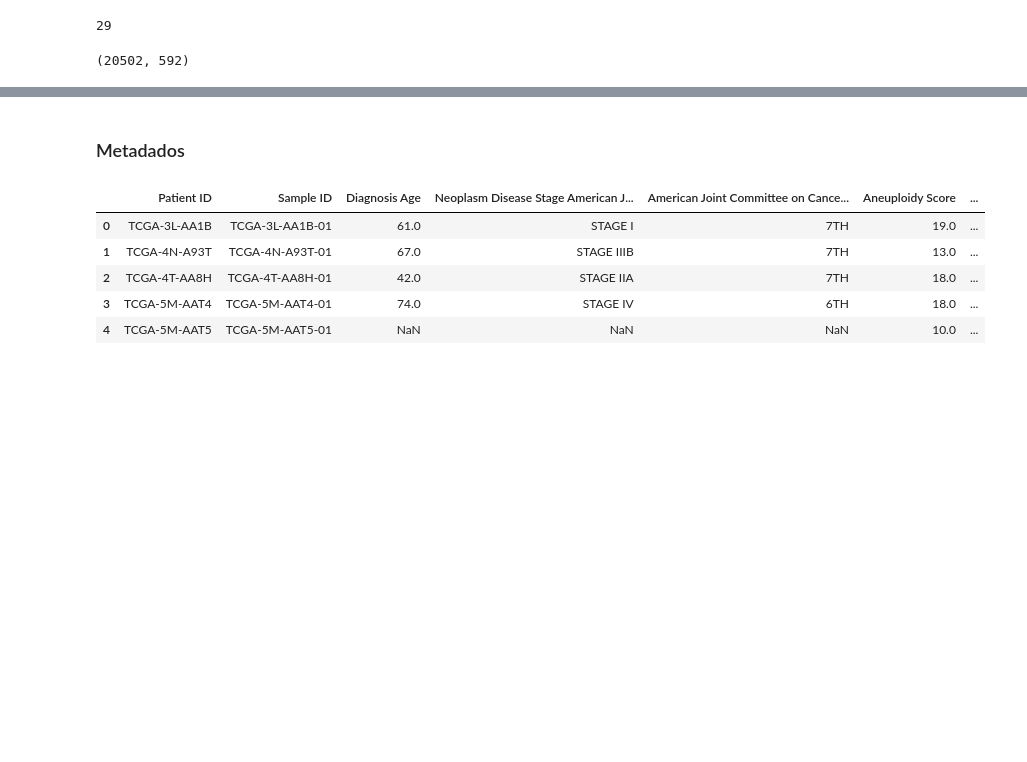
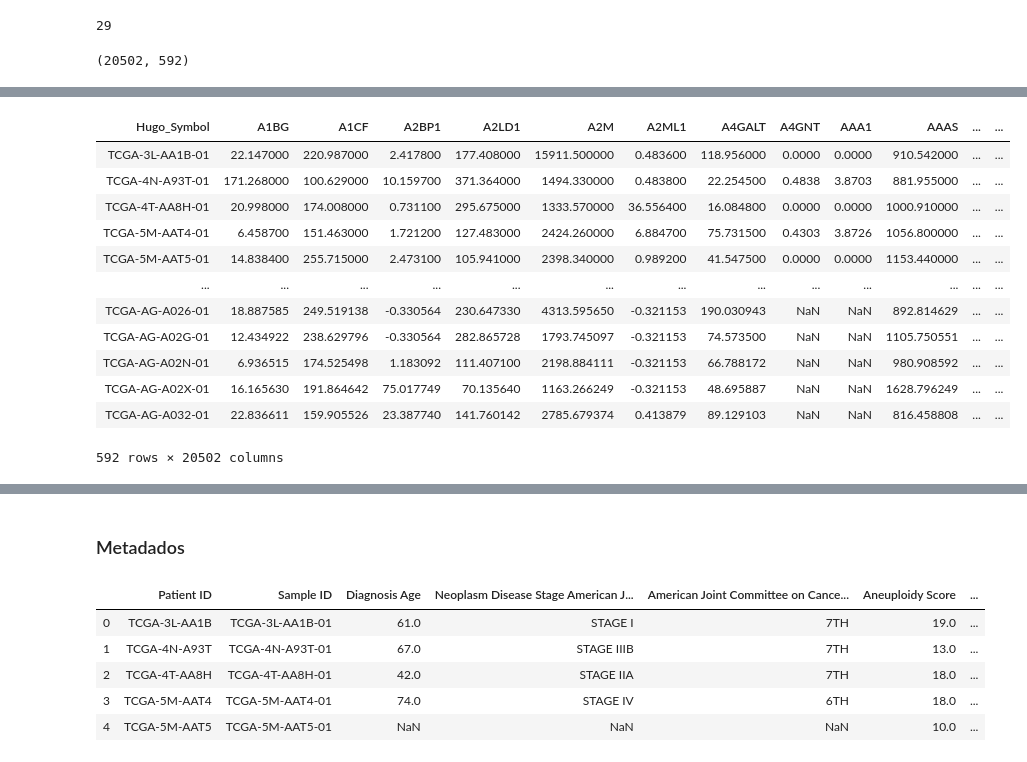
Before and after one commit to edgar-pinto/MEBIOM_BIOINF, a Jupyter notebook: dataset1.ipynb, the cells around one changed output, grey strips where cells are left out. Drawn from its saved outputs; the diff is of its cells as text; code cells hidden in the pictures; blank space fills up the shorter version.

```diff
--- a/dataset1.ipynb
+++ b/dataset1.ipynb
@@ -164,0 +272,19 @@ data_hugo.head()
+# %%
+data_hugo_transpose = data_hugo.transpose()
+display(data_hugo_transpose)
+
+dht = data_hugo_transpose.describe()
+# %% [output]
+| Hugo_Symbol | A1BG | A1CF | A2BP1 | A2LD1 | A2M | A2ML1 | A4GALT | A4GNT | AAA1 | AAAS | ... | ... |
+| TCGA-3L-AA1B-01 | 22.147000 | 220.987000 | 2.417800 | 177.408000 | 15911.500000 | 0.483600 | 118.956000 | 0.0000 | 0.0000 | 910.542000 | ... | ... |
+| TCGA-4N-A93T-01 | 171.268000 | 100.629000 | 10.159700 | 371.364000 | 1494.330000 | 0.483800 | 22.254500 | 0.4838 | 3.8703 | 881.955000 | ... | ... |
+| TCGA-4T-AA8H-01 | 20.998000 | 174.008000 | 0.731100 | 295.675000 | 1333.570000 | 36.556400 | 16.084800 | 0.0000 | 0.0000 | 1000.910000 | ... | ... |
+| TCGA-5M-AAT4-01 | 6.458700 | 151.463000 | 1.721200 | 127.483000 | 2424.260000 | 6.884700 | 75.731500 | 0.4303 | 3.8726 | 1056.800000 | ... | ... |
+| TCGA-5M-AAT5-01 | 14.838400 | 255.715000 | 2.473100 | 105.941000 | 2398.340000 | 0.989200 | 41.547500 | 0.0000 | 0.0000 | 1153.440000 | ... | ... |
+| ... | ... | ... | ... | ... | ... | ... | ... | ... | ... | ... | ... | ... |
+| TCGA-AG-A026-01 | 18.887585 | 249.519138 | -0.330564 | 230.647330 | 4313.595650 | -0.321153 | 190.030943 | NaN | NaN | 892.814629 | ... | ... |
+| TCGA-AG-A02G-01 | 12.434922 | 238.629796 | -0.330564 | 282.865728 | 1793.745097 | -0.321153 | 74.573500 | NaN | NaN | 1105.750551 | ... | ... |
+| TCGA-AG-A02N-01 | 6.936515 | 174.525498 | 1.183092 | 111.407100 | 2198.884111 | -0.321153 | 66.788172 | NaN | NaN | 980.908592 | ... | ... |
+| TCGA-AG-A02X-01 | 16.165630 | 191.864642 | 75.017749 | 70.135640 | 1163.266249 | -0.321153 | 48.695887 | NaN | NaN | 1628.796249 | ... | ... |
+| TCGA-AG-A032-01 | 22.836611 | 159.905526 | 23.387740 | 141.760142 | 2785.679374 | 0.413879 | 89.129103 | NaN | NaN | 816.458808 | ... | ... |
+592 rows × 20502 columns
```
Also changed, not shown: parts of 20 cells of this notebook.
